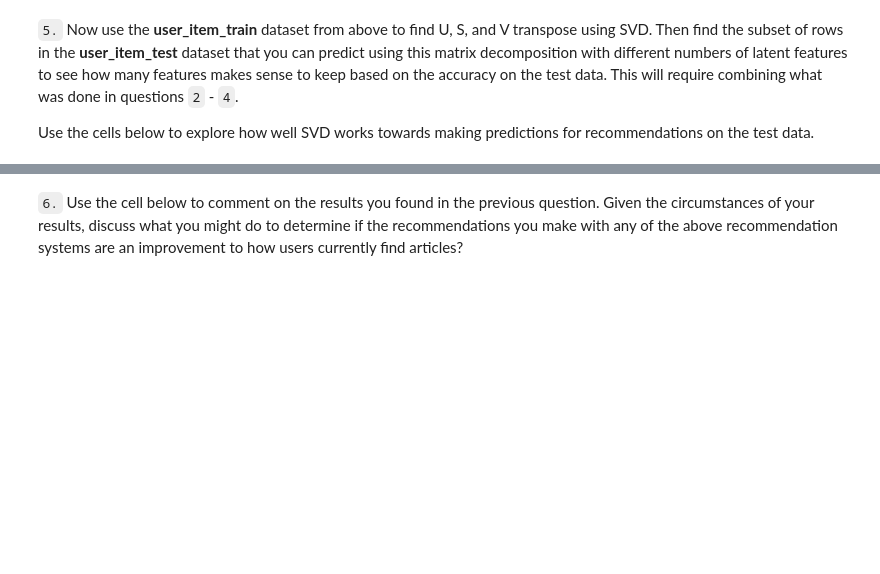
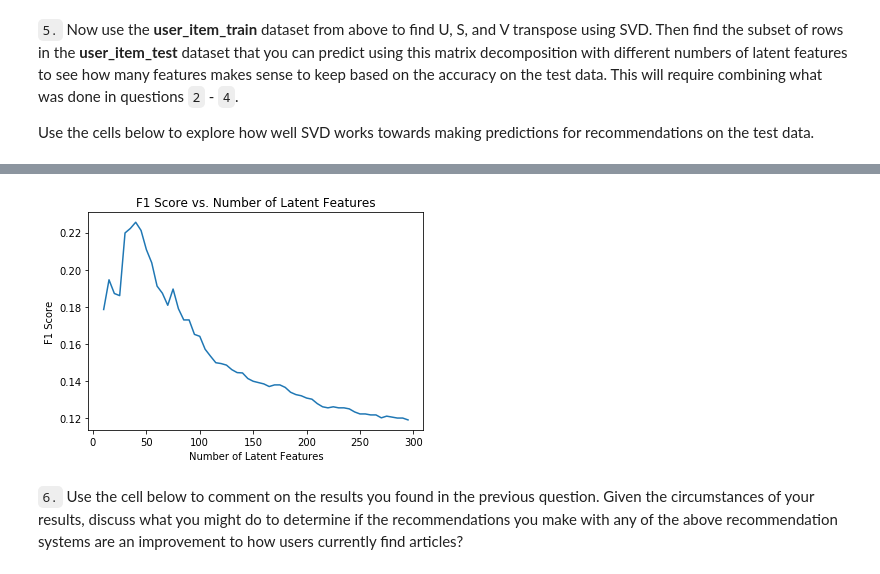
Before and after one commit to manish0013/udacity_recommender_engine, a Jupyter notebook: Recommendations_with_IBM.ipynb, the cells around one changed output, grey strips where cells are left out. Saved outputs shown, nothing was run; the diff lists cells and outputs as text; code cells hidden in the pictures; blank space fills up the shorter version.

```diff
--- a/Recommendations_with_IBM.ipynb
+++ b/Recommendations_with_IBM.ipynb
@@ -918,3 +934,10 @@ plt.title('Accuracy vs. Number of Latent Features');
+# %%
+plt.plot(num_latent_feats, _list_f1_score);
+plt.xlabel('Number of Latent Features');
+plt.ylabel('F1 Score');
+plt.title('F1 Score vs. Number of Latent Features');
+# %% [output]
+[figure, added]
 # %% [markdown]
 `6.` Use the cell below to comment on the results you found in the previous question. Given the circumstances of your results, discuss what you might do to determine if the recommendations you make with any of the above recommendation systems are an improvement to how users currently find articles?
 # %% [markdown]
```
Also changed, not shown: parts of 11 cells of this notebook.
